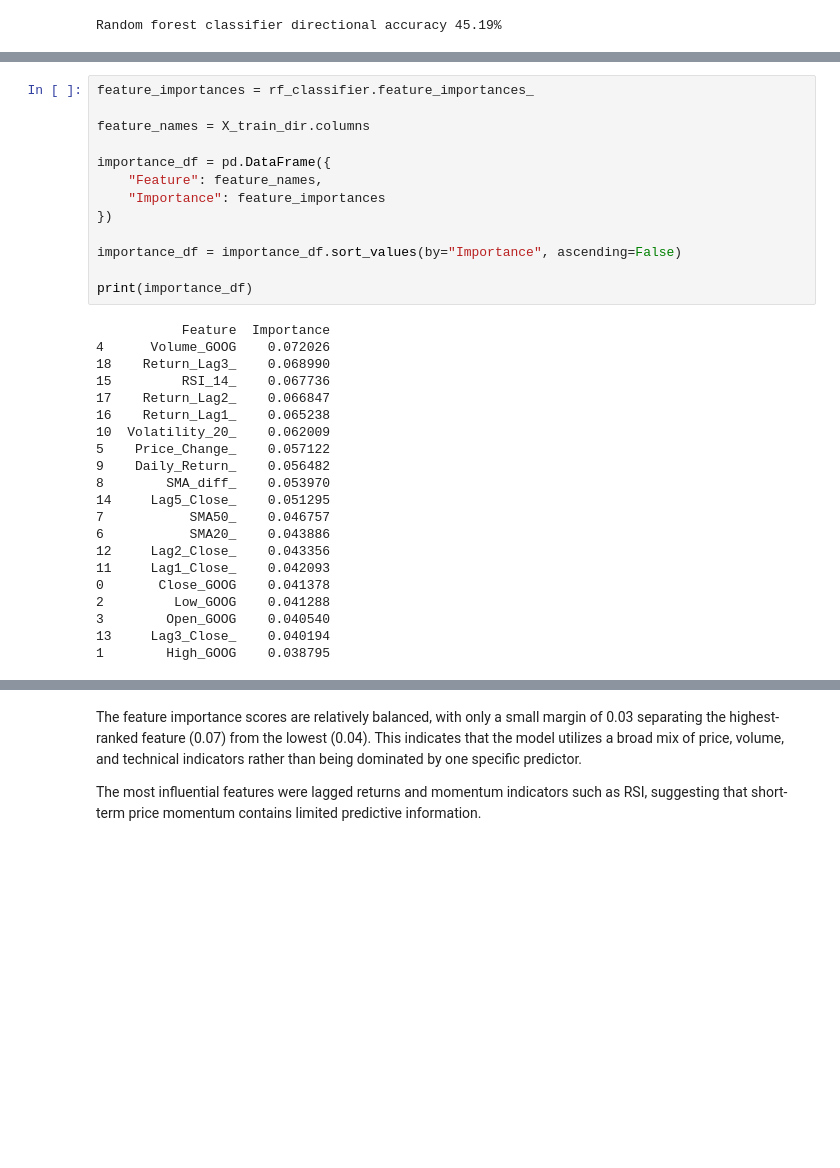
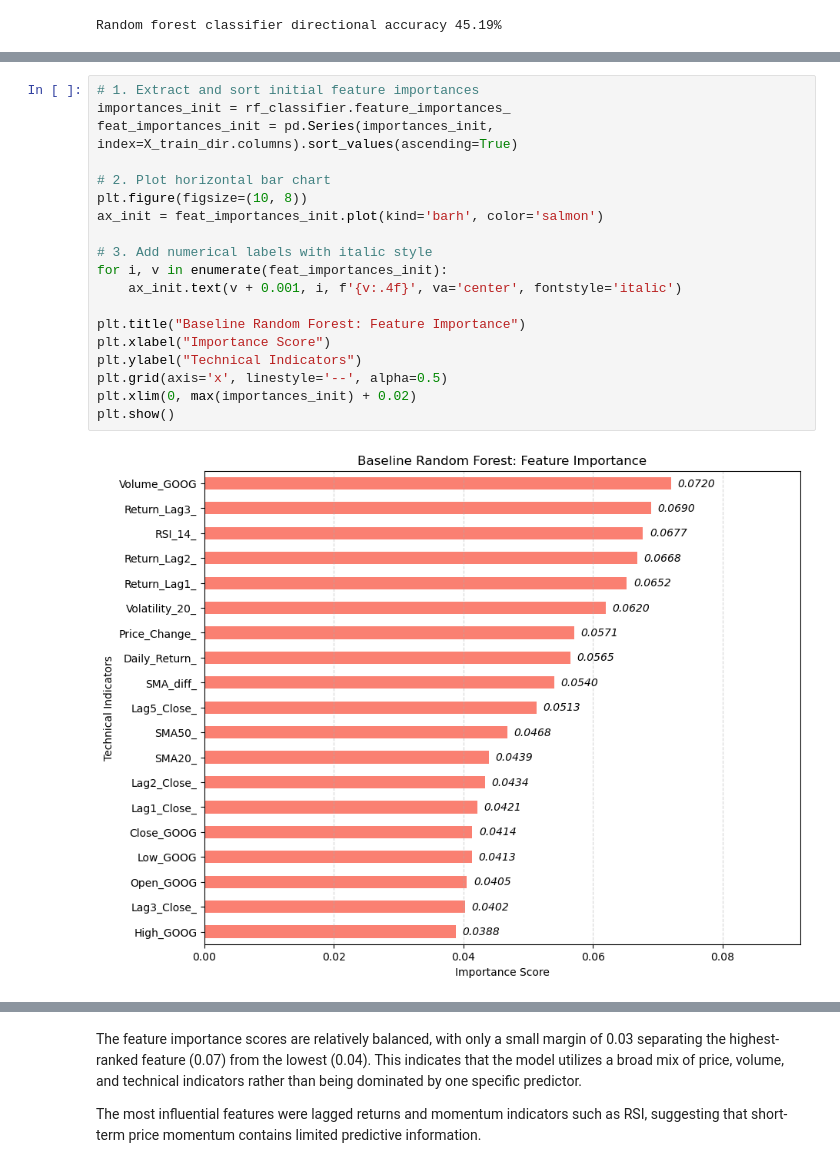
Before and after one commit to Denim951/stock-price-forecasting, a Jupyter notebook: stock_model_development.ipynb, the cells around one changed output, grey strips where cells are left out. Drawn from its saved outputs; the diff is of its cells as text; blank space fills up the shorter version.

```diff
--- a/stock_model_development.ipynb
+++ b/stock_model_development.ipynb
@@ -450,34 +437,21 @@ weighted avg       0.50      0.45      0.39       593
 # %%
-feature_importances = rf_classifier.feature_importances_
+# 1. Extract and sort initial feature importances
+importances_init = rf_classifier.feature_importances_
+feat_importances_init = pd.Series(importances_init, index=X_train_dir.columns).sort_values(ascending=True)
 
-feature_names = X_train_dir.columns
+# 2. Plot horizontal bar chart
+plt.figure(figsize=(10, 8))
+ax_init = feat_importances_init.plot(kind='barh', color='salmon')
 
-importance_df = pd.DataFrame({
-    "Feature": feature_names,
-    "Importance": feature_importances
-})
+# 3. Add numerical labels with italic style
+for i, v in enumerate(feat_importances_init):
+    ax_init.text(v + 0.001, i, f'{v:.4f}', va='center', fontstyle='italic')
 
-importance_df = importance_df.sort_values(by="Importance", ascending=False)
-
-print(importance_df)
+plt.title("Baseline Random Forest: Feature Importance")
+plt.xlabel("Importance Score")
+plt.ylabel("Technical Indicators")
+plt.grid(axis='x', linestyle='--', alpha=0.5)
+plt.xlim(0, max(importances_init) + 0.02)
+plt.show()
 # %% [output]
-           Feature  Importance
-4      Volume_GOOG    0.072026
-18    Return_Lag3_    0.068990
-15         RSI_14_    0.067736
-17    Return_Lag2_    0.066847
-16    Return_Lag1_    0.065238
-10  Volatility_20_    0.062009
-5    Price_Change_    0.057122
-9    Daily_Return_    0.056482
-8        SMA_diff_    0.053970
-14     Lag5_Close_    0.051295
-7           SMA50_    0.046757
-6           SMA20_    0.043886
-12     Lag2_Close_    0.043356
-11     Lag1_Close_    0.042093
-0       Close_GOOG    0.041378
-2         Low_GOOG    0.041288
-3        Open_GOOG    0.040540
-13     Lag3_Close_    0.040194
-1        High_GOOG    0.038795
+[figure, added]
```
Also changed, not shown: parts of 8 cells of this notebook.
